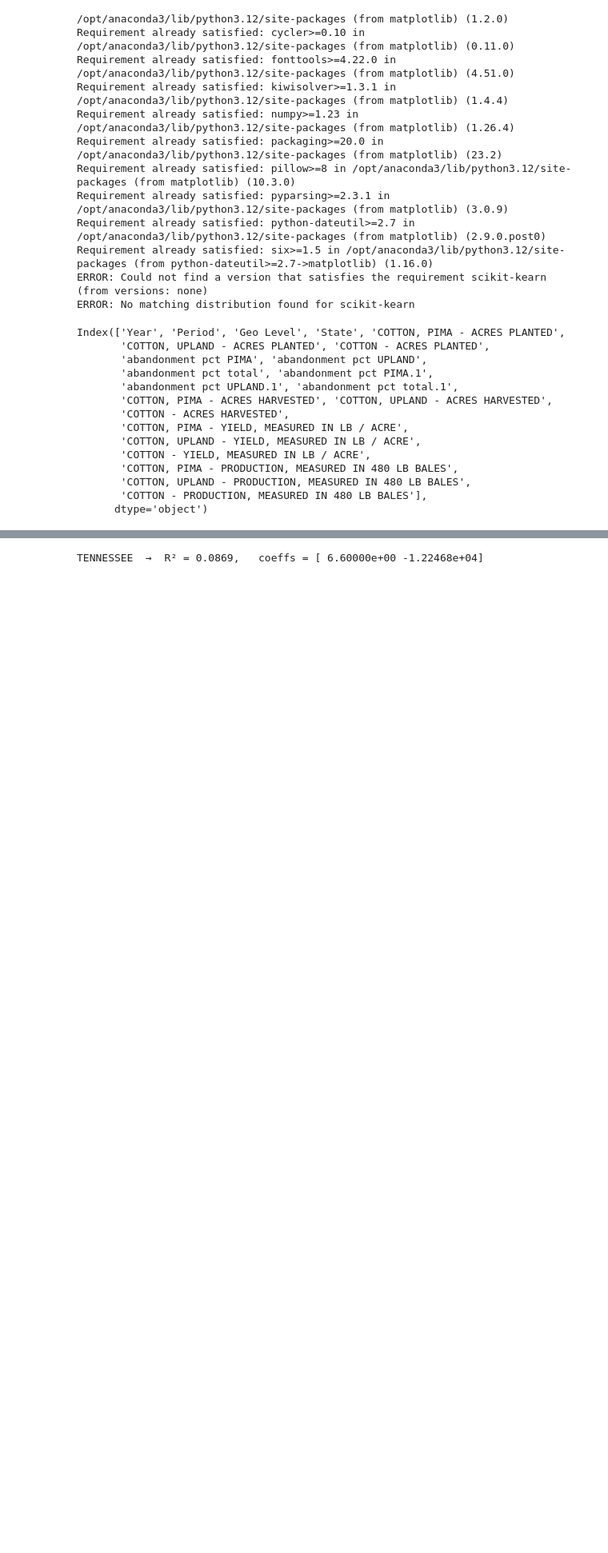
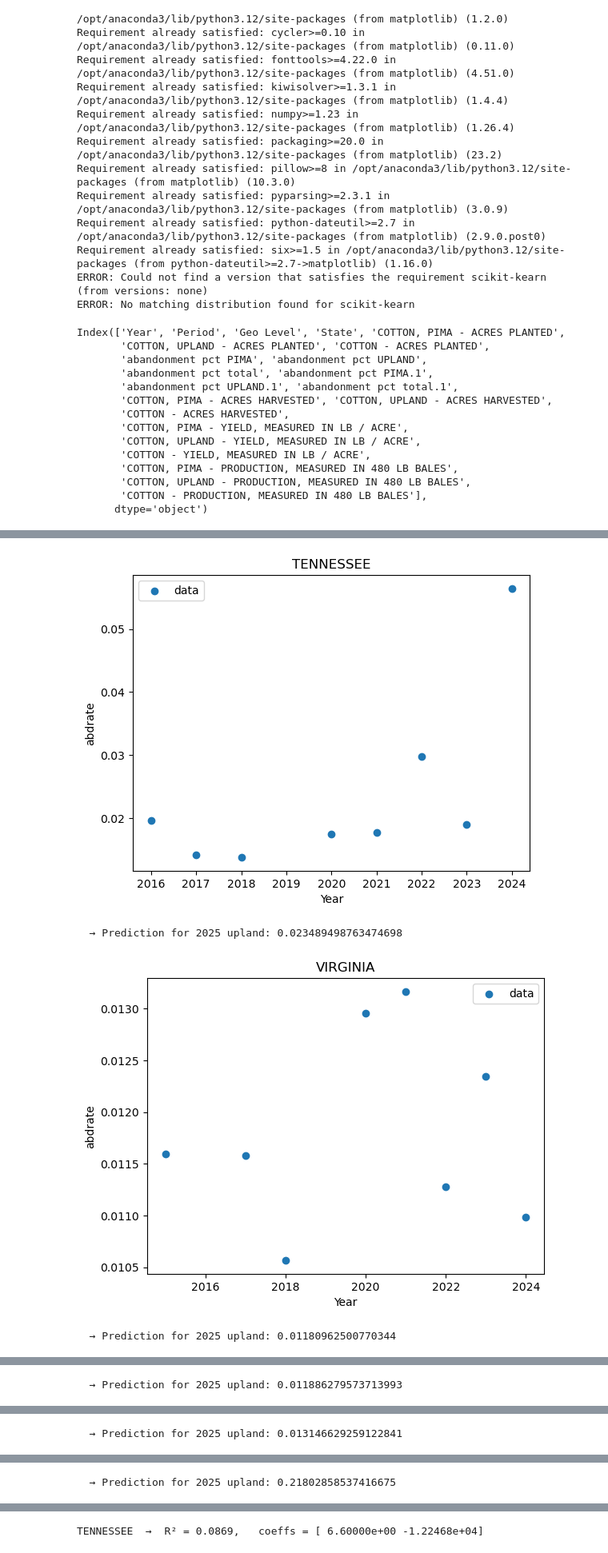
Before and after one commit to leolu12321/pjldc, a Jupyter notebook: upland.ipynb, the cells around one changed output, grey strips where cells are left out. Shown at 80% size. Saved outputs shown, nothing was run; the diff lists cells and outputs as text; code cells hidden in the pictures; blank space fills up the shorter version.

```diff
--- a/upland.ipynb
+++ b/upland.ipynb
@@ -121,0 +52,40 @@ MISSOURI  →  R² = 0.1782,   coeffs = [-2.04290949e-03  4.15892964e+00]
+# %%
+listofabdrate = []
+for state in list_of_states:
+    state_df = df[df['State'] == state].sort_values(by=['Year'],ascending=True)
+    y = state_df['abandonment pct UPLAND']
+    x = state_df['Year']
+
+    lower, upper = y.quantile([0.05, 0.95])
+    mask      = y.between(lower, upper)
+    y      =  y[mask]
+    x = x[mask]
+    y = y.values
+    #plt.scatter(x, y)
+    #plt.title(states)
+    #plt.show()
+    # Fit a linear model (degree=1)
+
+
+    # Compute R²
+    y_pred = y.mean()
+
+
+    # Plot
+    plt.figure()
+    plt.scatter(x, y, label='data')
+    plt.title(f"{state}")
+    plt.xlabel("Year")
+    plt.ylabel("abdrate")
+    plt.legend()
+    plt.show()
+
+    # 2025 prediction
+    pred_2025 = y_pred
+    print(f"  → Prediction for 2025 upland: {pred_2025}\n")
+    listofabdrate.append({state:pred_2025})
+# %% [output]
+[figure, added]
+  → Prediction for 2025 upland: 0.023489498763474698
+[figure, added]
+  → Prediction for 2025 upland: 0.01180962500770344
@@ -121,0 +93 @@ MISSOURI  →  R² = 0.1782,   coeffs = [-2.04290949e-03  4.15892964e+00]
+  → Prediction for 2025 upland: 0.011886279573713993
@@ -121,0 +95 @@ MISSOURI  →  R² = 0.1782,   coeffs = [-2.04290949e-03  4.15892964e+00]
+  → Prediction for 2025 upland: 0.013146629259122841
@@ -121,0 +97 @@ MISSOURI  →  R² = 0.1782,   coeffs = [-2.04290949e-03  4.15892964e+00]
+  → Prediction for 2025 upland: 0.21802858537416675
```
Also changed, not shown: parts of 11 cells of this notebook, 3 other files.
